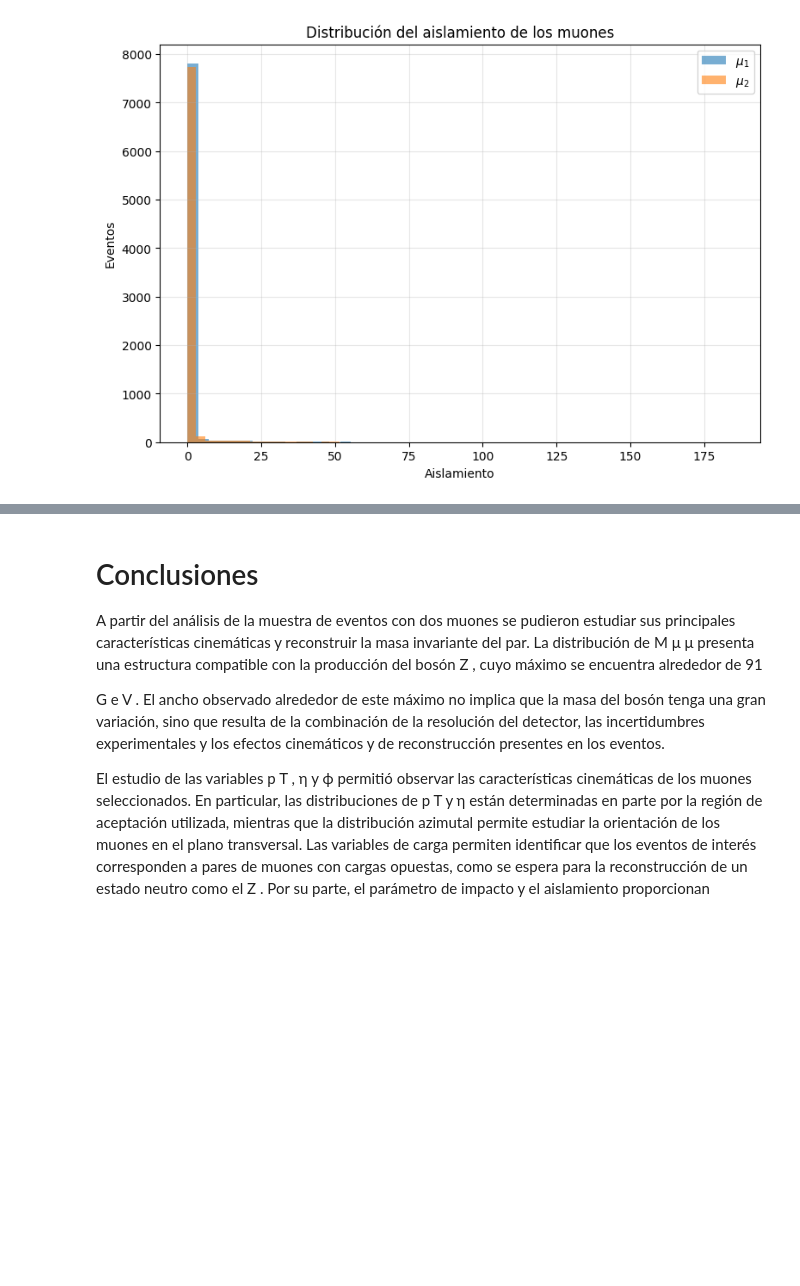
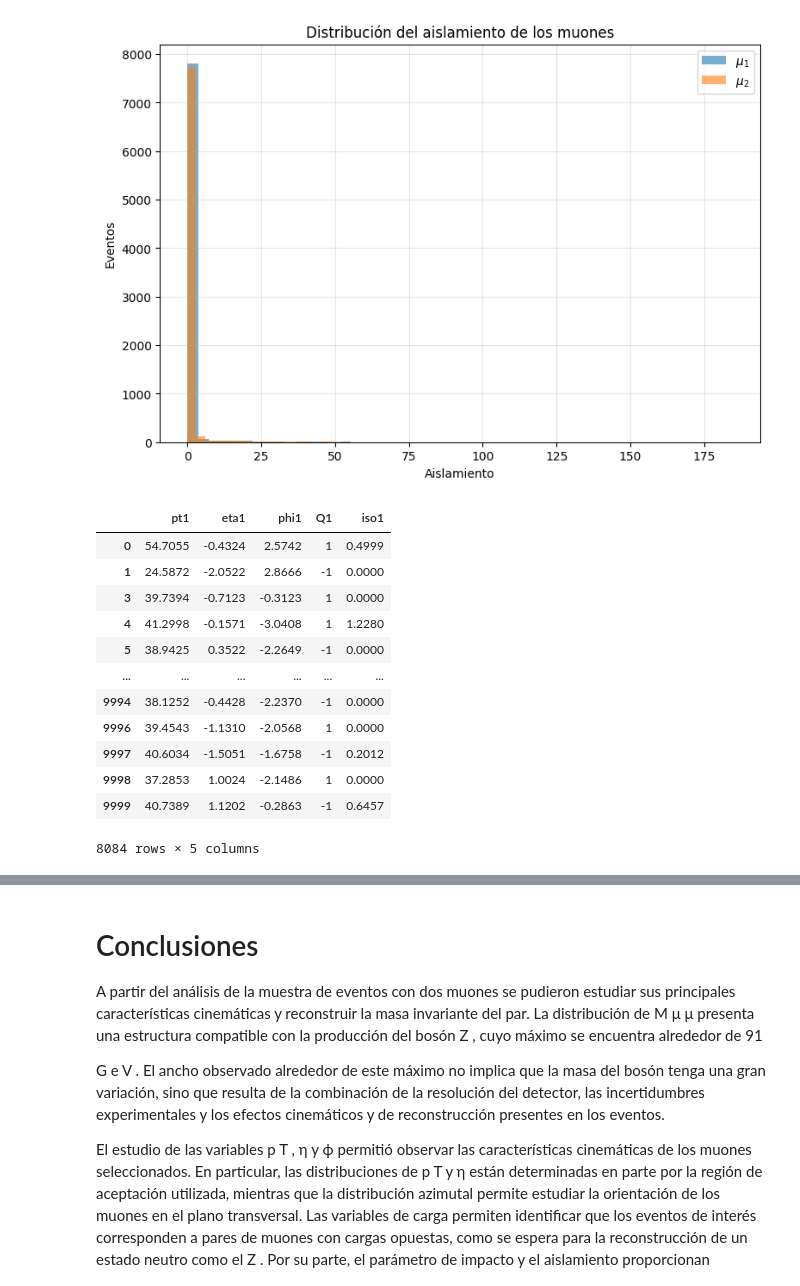
Before and after one commit to YatzyOmg/Particle-Physics, a Jupyter notebook: Reconstrucción_de_la_masa_invariante_de_un_par_de_muones.ipynb, the cells around one changed output, grey strips where cells are left out. Cells and saved outputs as stored; diff of their text form; code cells hidden in the pictures; blank space fills up the shorter version.

```diff
--- a/Reconstrucción_de_la_masa_invariante_de_un_par_de_muones.ipynb
+++ b/Reconstrucción_de_la_masa_invariante_de_un_par_de_muones.ipynb
@@ -273,3 +269,19 @@ plt.grid(alpha=0.3)
 plt.show()
 # %% [output]
 [figure]
+# %%
+df_sel[["pt1","eta1","phi1","Q1","iso1"]]
+# %% [output]
+|  | pt1 | eta1 | phi1 | Q1 | iso1 |
+| 0 | 54.7055 | -0.4324 | 2.5742 | 1 | 0.4999 |
+| 1 | 24.5872 | -2.0522 | 2.8666 | -1 | 0.0000 |
+| 3 | 39.7394 | -0.7123 | -0.3123 | 1 | 0.0000 |
+| 4 | 41.2998 | -0.1571 | -3.0408 | 1 | 1.2280 |
+| 5 | 38.9425 | 0.3522 | -2.2649 | -1 | 0.0000 |
+| ... | ... | ... | ... | ... | ... |
+| 9994 | 38.1252 | -0.4428 | -2.2370 | -1 | 0.0000 |
+| 9996 | 39.4543 | -1.1310 | -2.0568 | 1 | 0.0000 |
+| 9997 | 40.6034 | -1.5051 | -1.6758 | -1 | 0.2012 |
+| 9998 | 37.2853 | 1.0024 | -2.1486 | 1 | 0.0000 |
+| 9999 | 40.7389 | 1.1202 | -0.2863 | -1 | 0.6457 |
+8084 rows × 5 columns
```
Also changed, not shown: parts of 4 cells of this notebook.
